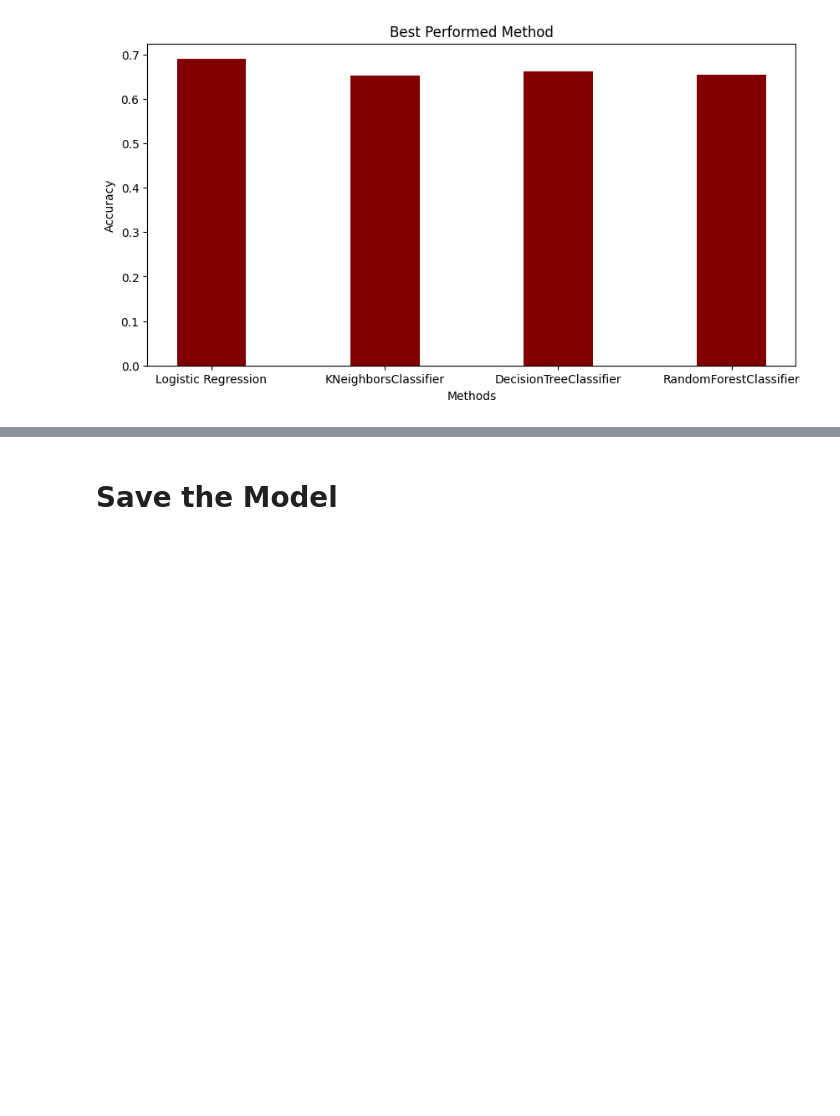
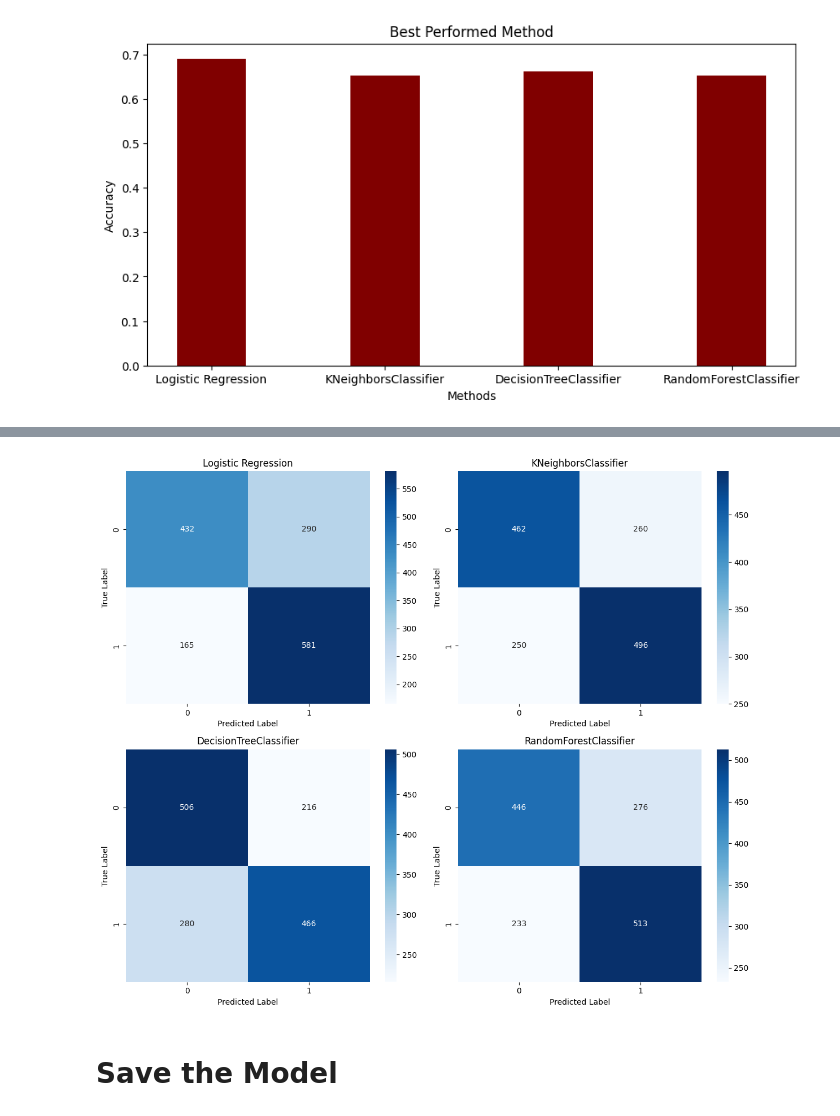
Before and after one commit to ghazalna/Project-predicts-US-job-salaries-e.g.-data-scientist-engineer-, a Jupyter notebook: Salary_Estimate_Classification.ipynb, the cells around one changed output, grey strips where cells are left out. Cells and saved outputs as stored; diff of their text form; code cells hidden in the pictures; blank space fills up the shorter version.

```diff
--- a/Salary_Estimate_Classification.ipynb
+++ b/Salary_Estimate_Classification.ipynb
@@ -522,3 +573,26 @@ plt.show()
+# %%
+import seaborn as sns
+import matplotlib.pyplot as plt
+from sklearn.metrics import confusion_matrix
+
+models = ['Logistic Regression', 'KNeighborsClassifier', 'DecisionTreeClassifier', 'RandomForestClassifier']
+
+# Set up a grid of subplots
+fig, axes = plt.subplots(nrows=2, ncols=2, figsize=(12, 10))
+
+for i, (model, ax) in enumerate(zip([Prediction, prediction_Knn, predict_tree, predict_rf], axes.flatten())):
+    y_pred = model  # Assuming model is already an array of predictions
+    cm = confusion_matrix(y_test, y_pred)
+    sns.heatmap(cm, annot=True, fmt="d", cmap="Blues", xticklabels=['0', '1'], yticklabels=['0', '1'], ax=ax)
+    ax.set_title(models[i])
+    ax.set_xlabel('Predicted Label')
+    ax.set_ylabel('True Label')
+
+# Adjust layout
+plt.tight_layout()
+plt.show()
+# %% [output]
+[figure, added]
 # %% [markdown]
 # Save the Model
 # %%
```
Also changed, not shown: parts of 13 cells of this notebook.
